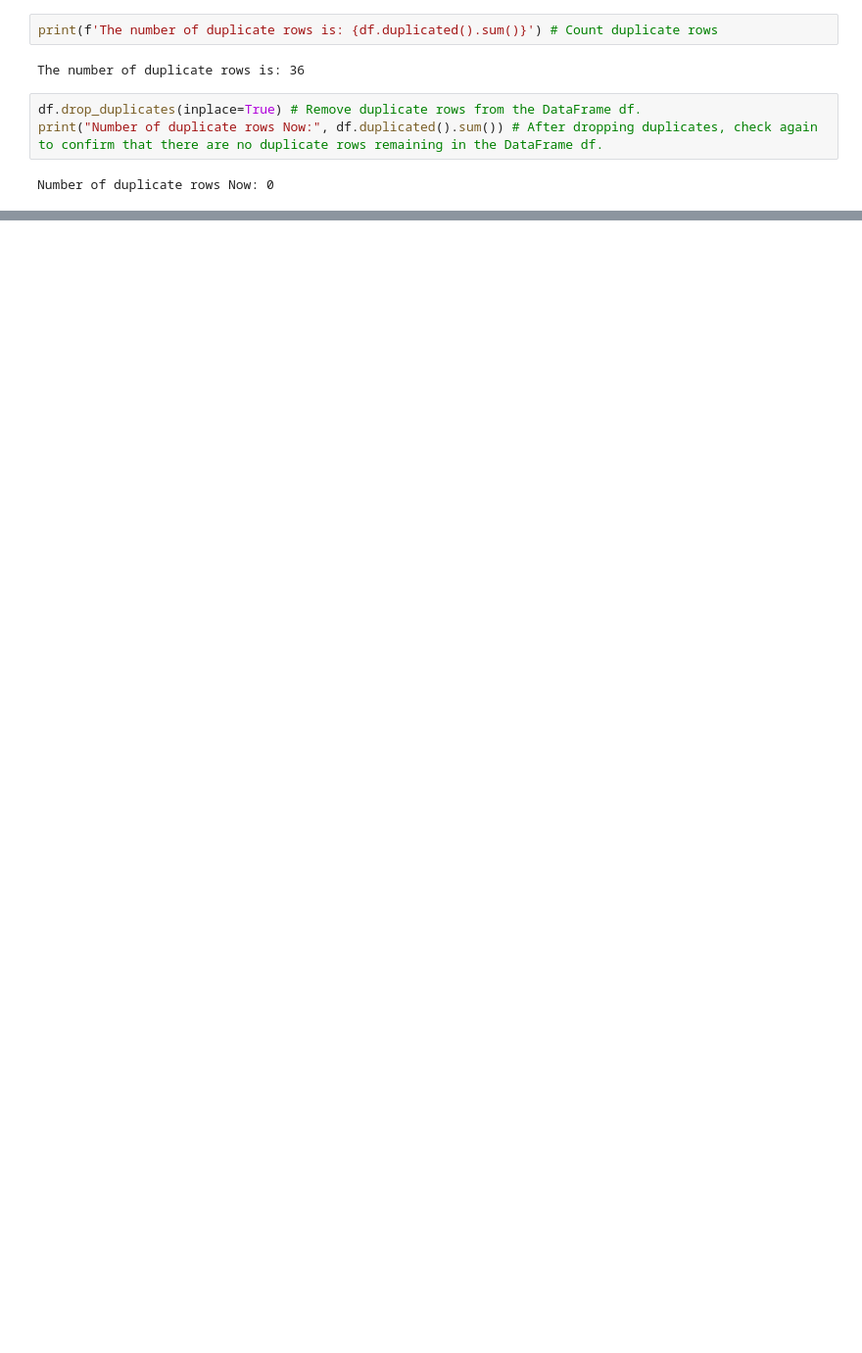
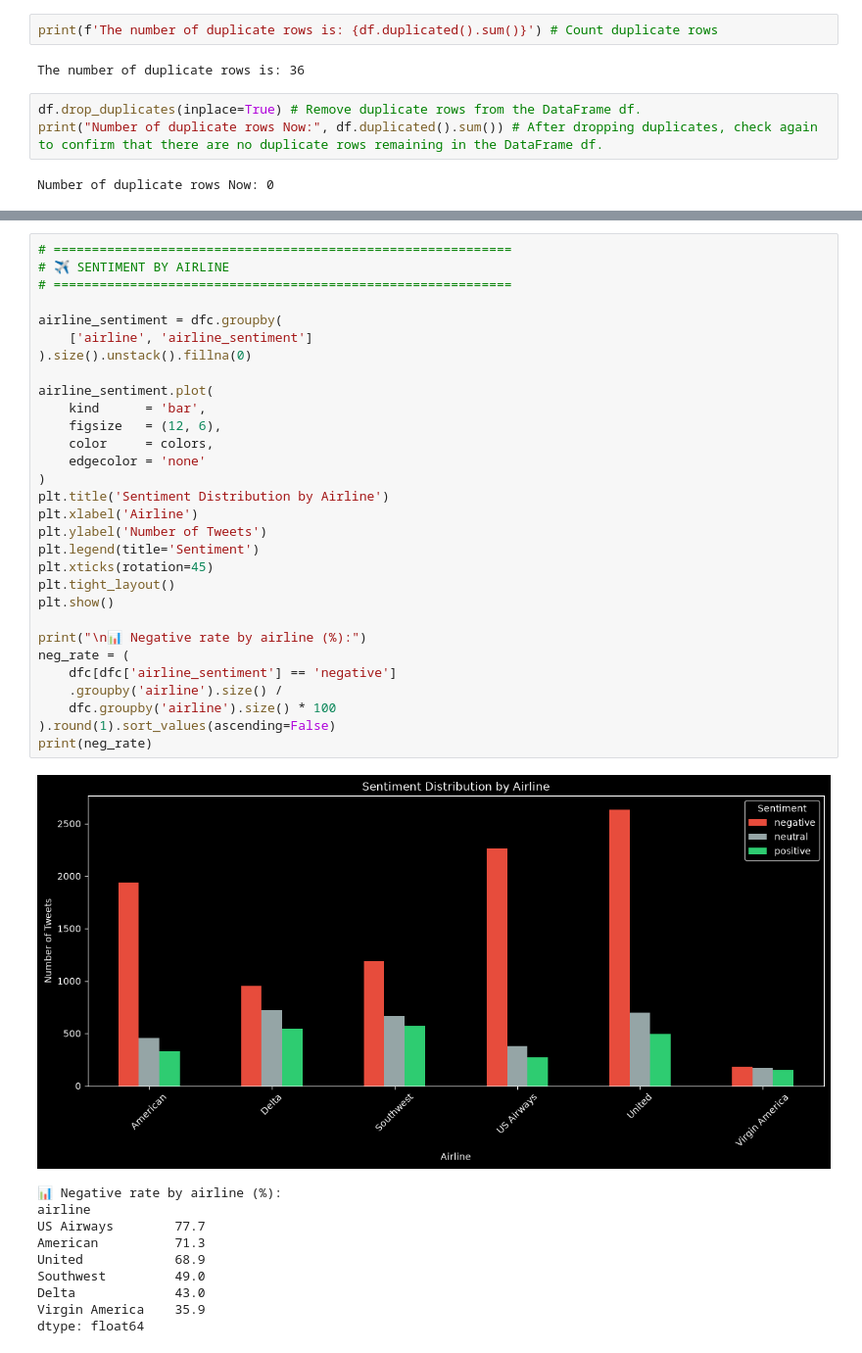
Before and after one commit to MaykInvest/Sentiment_Analysis_Airline, a Jupyter notebook: project.ipynb, the cells around one changed output, grey strips where cells are left out. Shown at 98% size. Saved outputs shown, nothing was run; the diff lists cells and outputs as text; blank space fills up the shorter version.

```diff
--- a/project.ipynb
+++ b/project.ipynb
@@ -559,0 +489,41 @@ print(dfc.columns.tolist())
+# %%
+# ============================================================
+# ✈️ SENTIMENT BY AIRLINE
+# ============================================================
+
+airline_sentiment = dfc.groupby(
+    ['airline', 'airline_sentiment']
+).size().unstack().fillna(0)
+
+airline_sentiment.plot(
+    kind      = 'bar',
+    figsize   = (12, 6),
+    color     = colors,
+    edgecolor = 'none'
+)
+plt.title('Sentiment Distribution by Airline')
+plt.xlabel('Airline')
+plt.ylabel('Number of Tweets')
+plt.legend(title='Sentiment')
+plt.xticks(rotation=45)
+plt.tight_layout()
+plt.show()
+
+print("\n📊 Negative rate by airline (%):")
+neg_rate = (
+    dfc[dfc['airline_sentiment'] == 'negative']
+    .groupby('airline').size() /
+    dfc.groupby('airline').size() * 100
+).round(1).sort_values(ascending=False)
+print(neg_rate)
+# %% [output]
+[figure, added]
+📊 Negative rate by airline (%):
+airline
+US Airways        77.7
+American          71.3
+United            68.9
+Southwest         49.0
+Delta             43.0
+Virgin America    35.9
+dtype: float64
```
Also changed, not shown: parts of 20 cells of this notebook.
